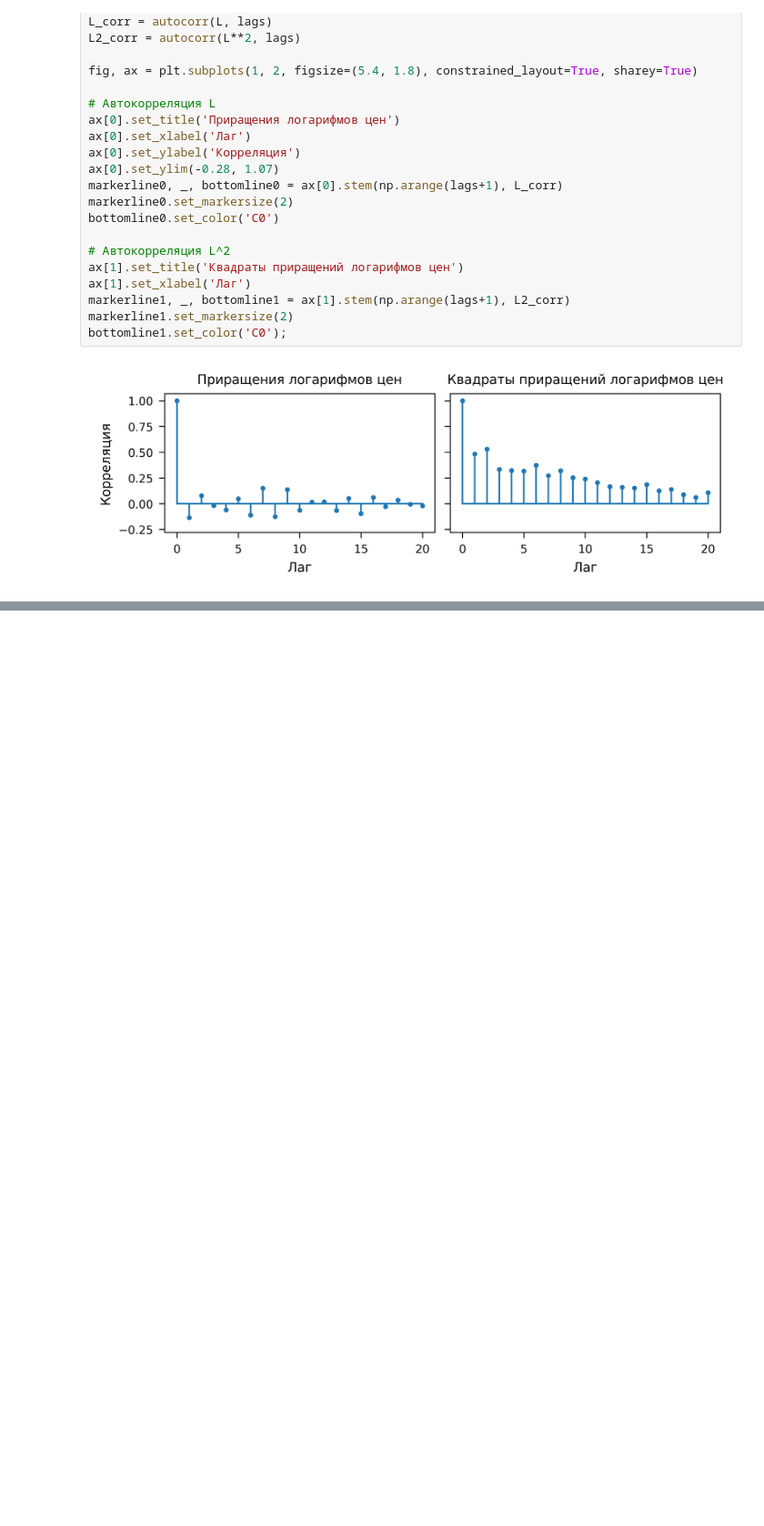
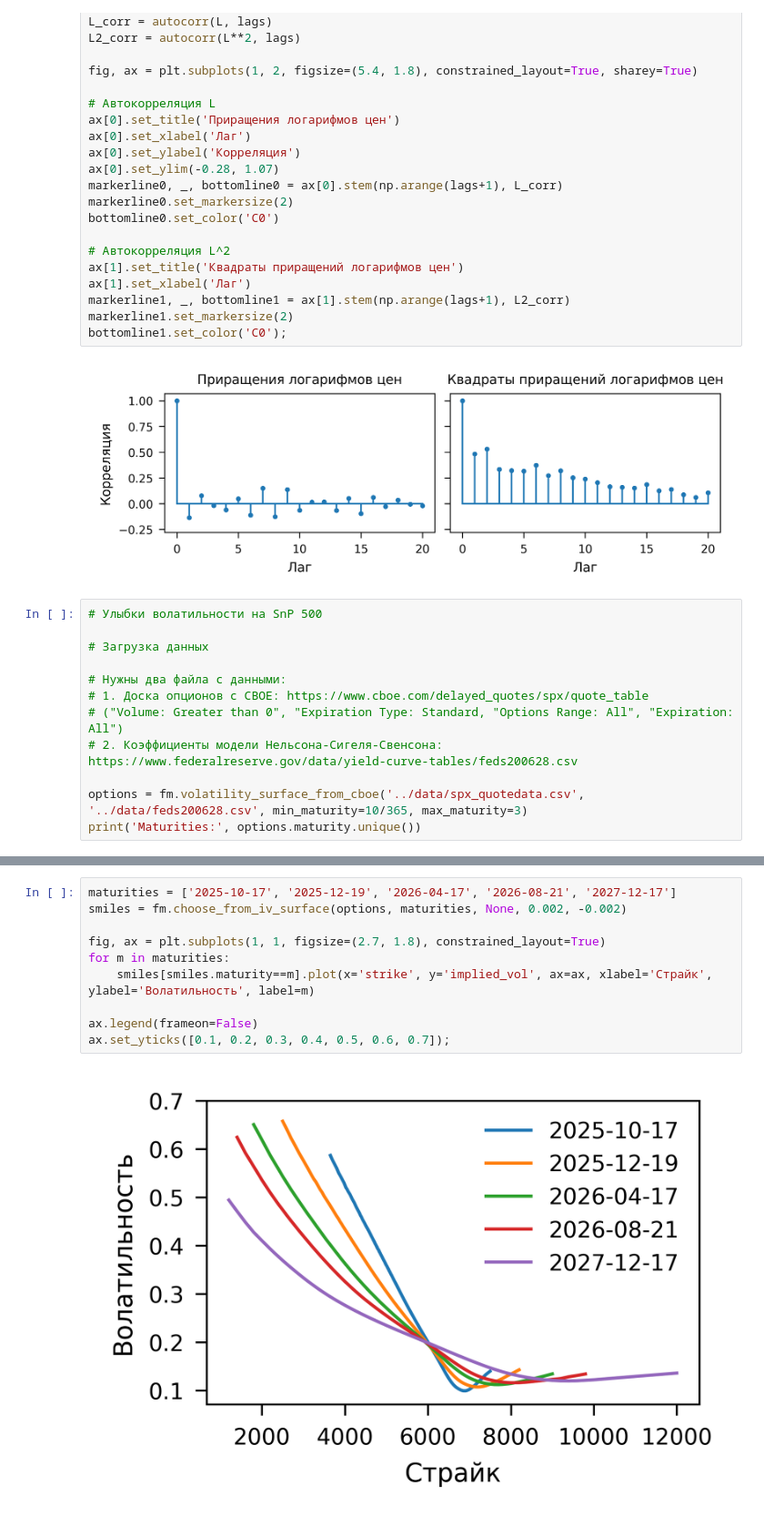
Before and after one commit to mz-100/finmath, a Jupyter notebook: finmath-2/code/intro.ipynb, the cells around one changed output, grey strips where cells are left out. Shown: that part at 91% size. Saved outputs shown, nothing was run; the diff lists cells and outputs as text; blank space fills up the shorter version.

```diff
--- a/finmath-2/code/intro.ipynb
+++ b/finmath-2/code/intro.ipynb
@@ -116,3 +120,15 @@ markerline1.set_markersize(2)
 bottomline1.set_color('C0');
 # %% [output]
 [figure]
+# %%
+# Улыбки волатильности на SnP 500
+
+# Загрузка данных
+
+# Нужны два файла с данными:
+# 1. Доска опционов с CBOE: https://www.cboe.com/delayed_quotes/spx/quote_table
+# ("Volume: Greater than 0", "Expiration Type: Standard, "Options Range: All", "Expiration: All")
+# 2. Коэффициенты модели Нельсона-Сигеля-Свенсона: https://www.federalreserve.gov/data/yield-curve-tables/feds200628.csv
+
+options = fm.volatility_surface_from_cboe('../data/spx_quotedata.csv', '../data/feds200628.csv', min_maturity=10/365, max_maturity=3)
+print('Maturities:', options.maturity.unique())
@@ -118,0 +143,12 @@ bottomline1.set_color('C0');
+# %%
+maturities = ['2025-10-17', '2025-12-19', '2026-04-17', '2026-08-21', '2027-12-17']
+smiles = fm.choose_from_iv_surface(options, maturities, None, 0.002, -0.002)
+
+fig, ax = plt.subplots(1, 1, figsize=(2.7, 1.8), constrained_layout=True)
+for m in maturities:
+    smiles[smiles.maturity==m].plot(x='strike', y='implied_vol', ax=ax, xlabel='Страйк', ylabel='Волатильность', label=m)
+
+ax.legend(frameon=False)
+ax.set_yticks([0.1, 0.2, 0.3, 0.4, 0.5, 0.6, 0.7]);
+# %% [output]
+[figure, added]
```
Also changed, not shown: parts of 2 cells of this notebook, 3 other files.
